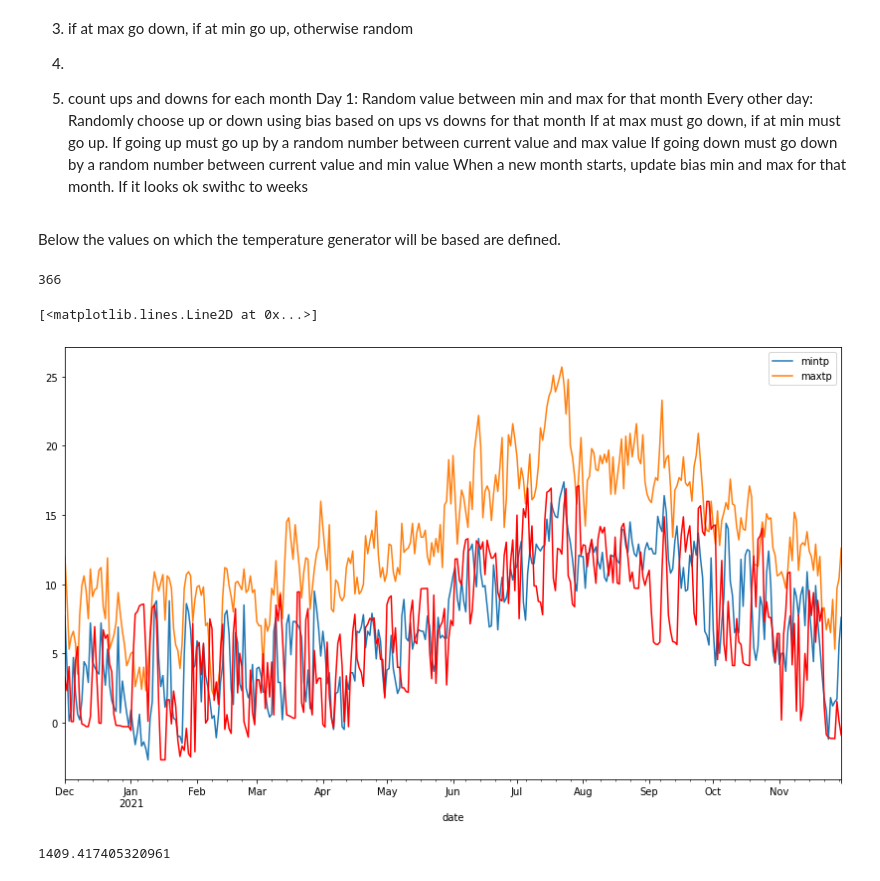
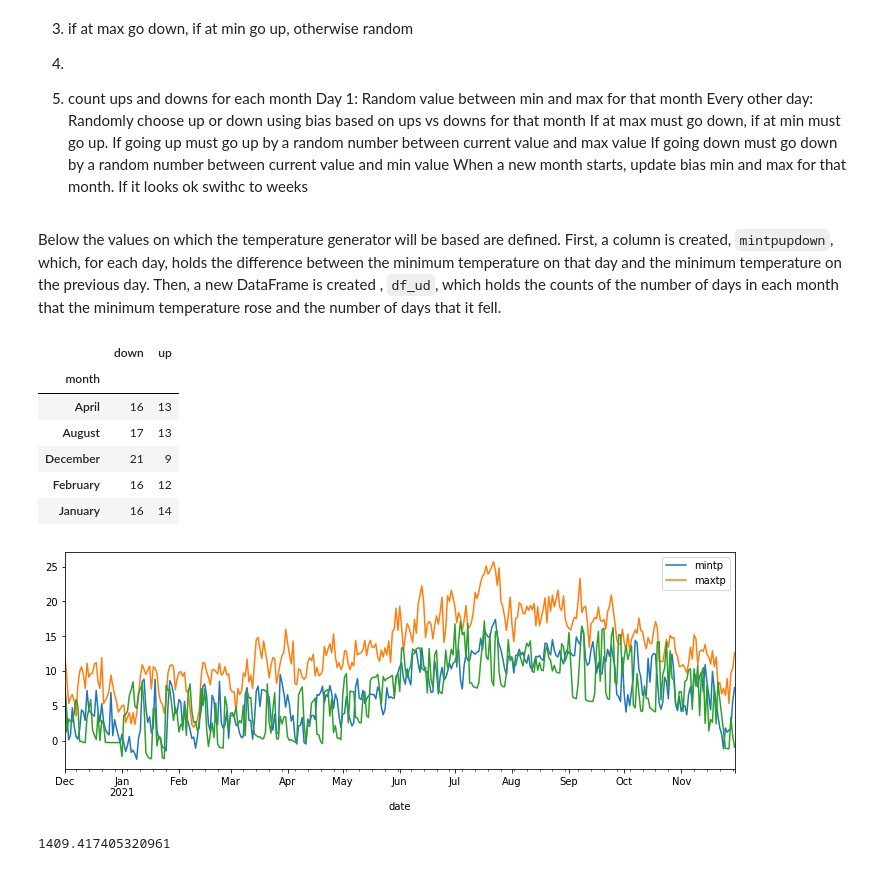
Before and after one commit to fod/simulation, a Jupyter notebook: simulation.ipynb, the cells around one changed output. Saved outputs shown, nothing was run; the diff lists cells and outputs as text; code cells hidden in the pictures.

```diff
--- a/simulation.ipynb
+++ b/simulation.ipynb
@@ -130,7 +130,7 @@ Every other day: Randomly choose up or down using bias based on ups vs downs for
 When a new month starts, update bias min and max for that month.
 If it looks ok swithc to weeks
 # %% [markdown]
-Below the values on which the temperature generator will be based are defined.
+Below the values on which the temperature generator will be based are defined. First, a column is created, `mintpupdown`, which, for each day, holds the difference between the minimum temperature on that day and the minimum temperature on the previous day. Then, a new DataFrame is created , `df_ud`, which holds the counts of the number of days in each month that the minimum temperature rose and the number of days that it fell.
 # %%
 # Create up-down column in dataframe
 df['mintpupdown']=df['mintp'].diff()
@@ -141,15 +141,13 @@ df_ud = pd.DataFrame()
 df_ud['down'] = df[df['mintpupdown'] < 0].groupby('month').count()['mintpupdown']
 df_ud['up'] = df[df['mintpupdown'] > 0].groupby('month').count()['mintpupdown']
 
-# dict, keyed by month containing an up or down value for each day
-updown = {}
-for month in df['month'].unique():
-    # Get num days in current month
-    days = df[df['month'] == month]['month'].count()
-    # assemble list of up or down values
-    up = [1] * df_ud.loc[month]['up']
-    down = [-1] * df_ud.loc[month]['down']
-    stay = [0] * (days - (len(up) + len(down)))
-    updown[month] = up + down + stay
-    #shuffle the list
-    rng.shuffle(updown[month])
+# Look at df_ud contents
+df_ud.head()
+# %% [output]
+|  | down | up |
+| month |  |  |
+| April | 16 | 13 |
+| August | 17 | 13 |
+| December | 21 | 9 |
+| February | 16 | 12 |
+| January | 16 | 14 |
@@ -192,15 +204,15 @@ for month in months:
 
 
 len(vals)
+
+# Add simulated temperature data to dataframe
+df['sim_mintp'] = vals[1:]
-# %% [output]
-366
 # %%
 # Plot min and max temperatures
-df[['mintp', 'maxtp']].plot(figsize=(14, 8));
-plt.gcf().gca().plot(df.index, vals[1:], '-r')
+df[['mintp', 'maxtp']].plot(figsize=(12, 4));
+df['sim_mintp'].plot();
 # %% [output]
-[<matplotlib.lines.Line2D at 0x...>]
-[figure, old version]
+[figure, new version]
 # %%
 rng.uniform(0, max - prev_day)
 # %% [output]
```
Also changed, not shown: parts of 1 cell of this notebook.
